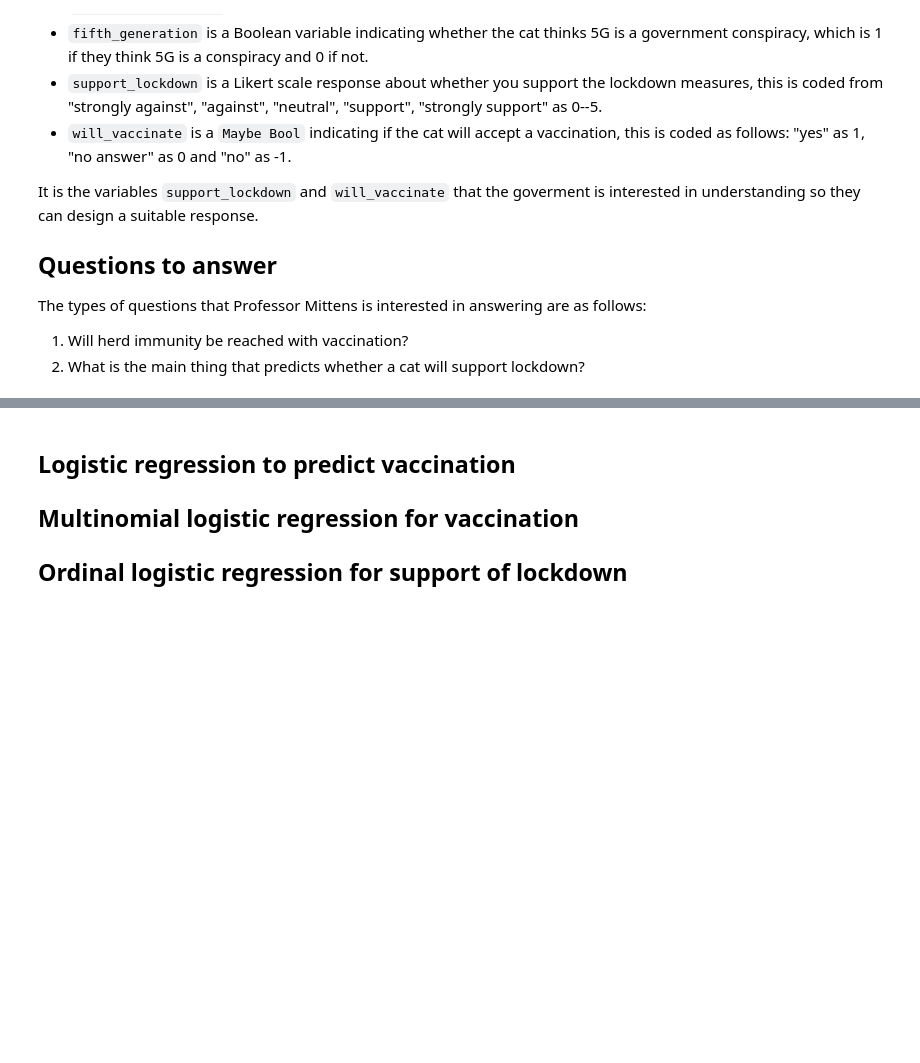
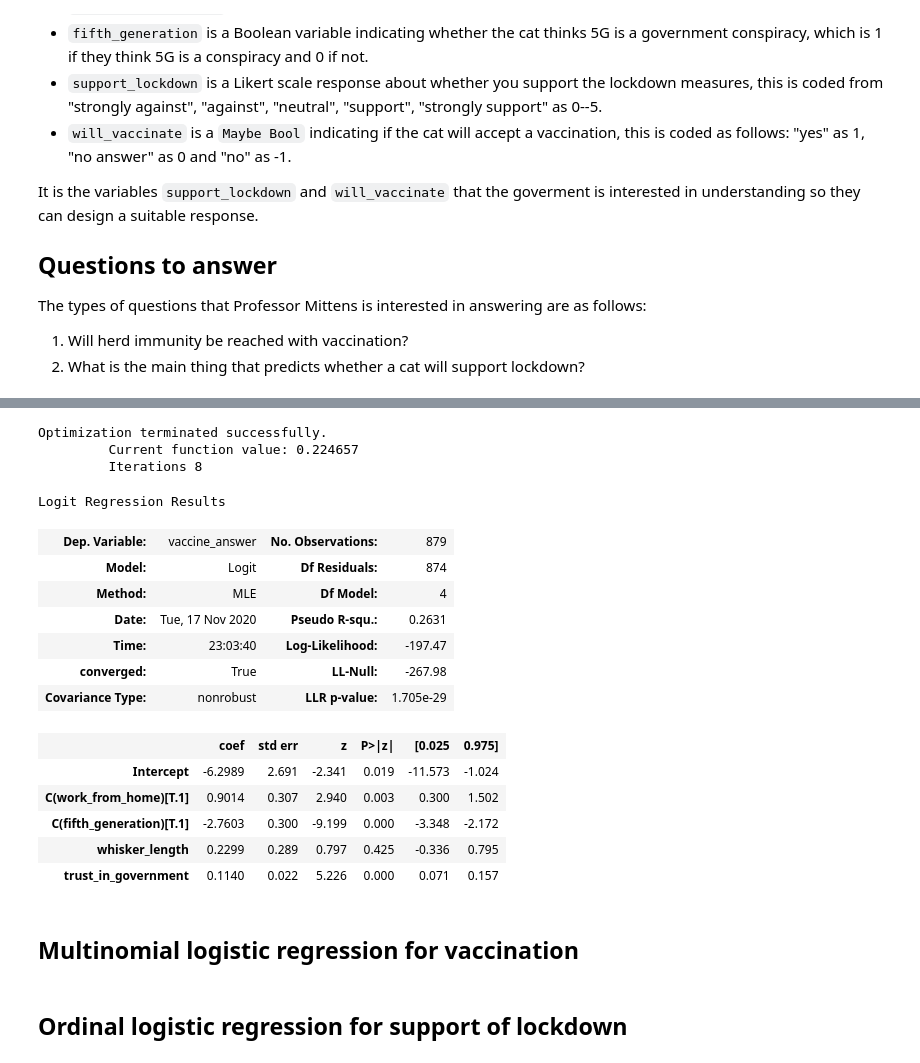
Before and after one commit to aezarebski/aas-extended-examples, a Jupyter notebook: example-3/example-3-answers.ipynb, the cells around one changed output, grey strips where cells are left out. Saved outputs shown, nothing was run; the diff lists cells and outputs as text; code cells hidden in the pictures; blank space fills up the shorter version.

Commit message:
draft the binary logistic regression

```diff
--- a/example-3/example-3-answers.ipynb
+++ b/example-3/example-3-answers.ipynb
@@ -39,6 +123,31 @@ from functools import reduce
+# %%
+binary_df = data_df.copy()
+
+binary_df["vaccine_answer"] = 0.5 * (binary_df.will_vaccinate.to_numpy() + 1)
+binary_df = binary_df[data_df.will_vaccinate != 0]
+binary_df = binary_df.drop("will_vaccinate", axis = 1)
+
+binary_logistic = smf.logit(formula = "vaccine_answer ~ C(work_from_home) + whisker_length + trust_in_government + C(fifth_generation)", data = binary_df).fit()
+binary_logistic.summary()
+# %% [output]
+Optimization terminated successfully.
+         Current function value: 0.224657
+         Iterations 8
+Logit Regression Results
+| Dep. Variable: | vaccine_answer | No. Observations: | 879 |
+| Model: | Logit | Df Residuals: | 874 |
+| Method: | MLE | Df Model: | 4 |
+| Date: | Tue, 17 Nov 2020 | Pseudo R-squ.: | 0.2631 |
+| Time: | 23:03:40 | Log-Likelihood: | -197.47 |
+| converged: | True | LL-Null: | -267.98 |
+| Covariance Type: | nonrobust | LLR p-value: | 1.705e-29 |
+|  | coef | std err | z | P>|z| | [0.025 | 0.975] |
+| Intercept | -6.2989 | 2.691 | -2.341 | 0.019 | -11.573 | -1.024 |
+| C(work_from_home)[T.1] | 0.9014 | 0.307 | 2.940 | 0.003 | 0.300 | 1.502 |
+| C(fifth_generation)[T.1] | -2.7603 | 0.300 | -9.199 | 0.000 | -3.348 | -2.172 |
+| whisker_length | 0.2299 | 0.289 | 0.797 | 0.425 | -0.336 | 0.795 |
+| trust_in_government | 0.1140 | 0.022 | 5.226 | 0.000 | 0.071 | 0.157 |
+# %% [markdown]
+## Multinomial logistic regression for vaccination
 # %% [markdown]
-## Logistic regression to predict vaccination
-
-## Multinomial logistic regression for vaccination
-
 ## Ordinal logistic regression for support of lockdown
```
Also changed, not shown: parts of 10 cells of this notebook.
